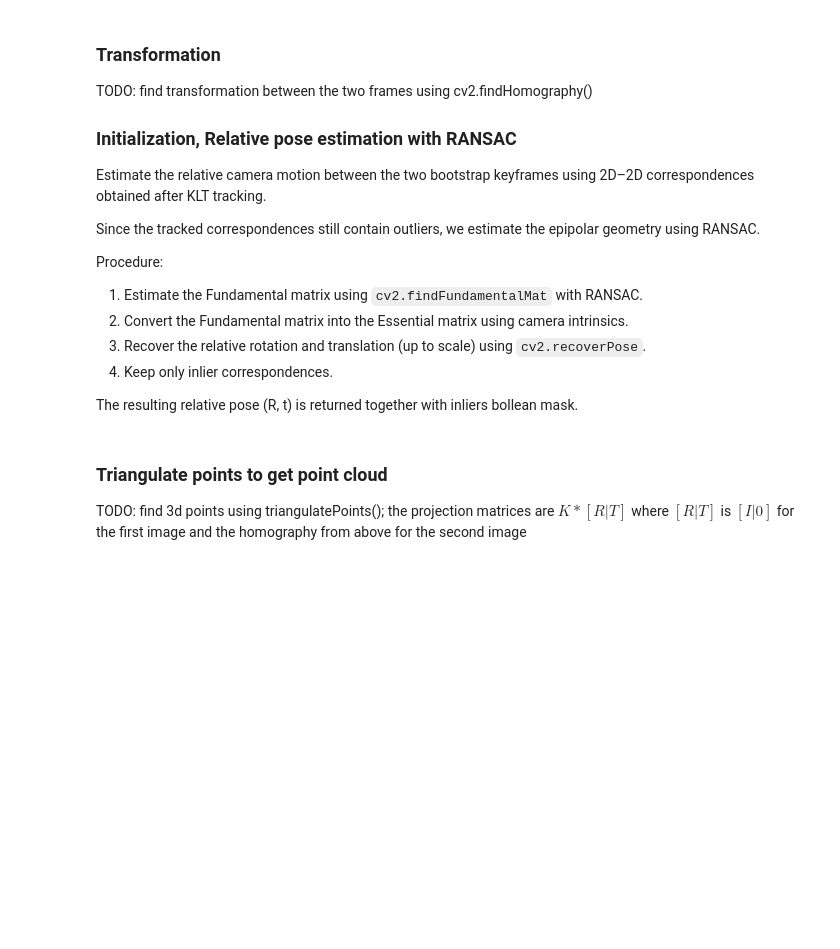
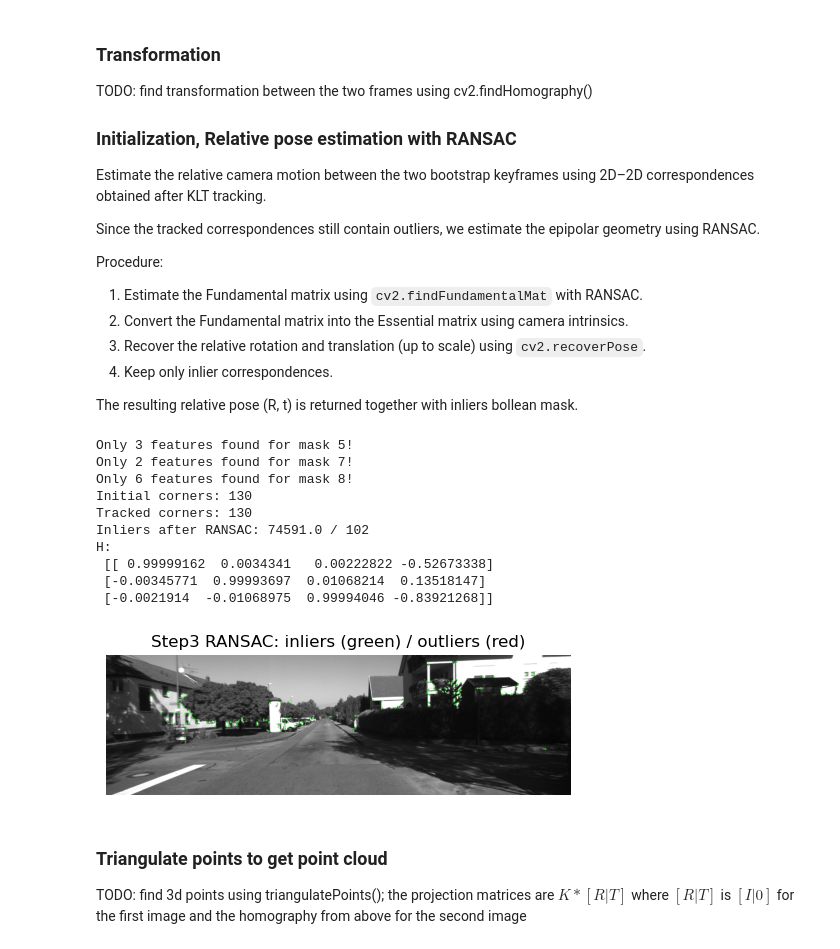
Before and after one commit to davidhjensen/vo-pipeline, a Jupyter notebook: main_debug.ipynb, the cells around one changed output. Cells and saved outputs as stored; diff of their text form; code cells hidden in the pictures; blank space fills up the shorter version.

```diff
--- a/main_debug.ipynb
+++ b/main_debug.ipynb
@@ -98,7 +81,7 @@ else:
 ### Parameters for all datasets
 # %%
 # Paramaters for Shi-Tomasi corners
-feature_params = dict( maxCorners = 10,
+feature_params = dict( maxCorners = 30,
                        qualityLevel = 0.3,
                        minDistance = 7,
                        blockSize = 7 )
@@ -273,19 +263,17 @@ Output:
 - `initial_points`: initial deteced keypoints in `bs_kf_1`
 - `still_detected`: boolean mask (relative to the original set) indicating which keypoints survived the entire bootstrap tracking.
 # %%
-def trackForwardBootstrap(images,params,st_corners_kf_1):
+def trackForwardBootstrap(params, st_corners_kf_1):
     """
     Module 2-Initialization: track keypoints from bs_kf_1 to bs_kf_2 with KLT across intermediate frames.
 
     Args:
-        images (list[str]): full dataset sequence (paths).
         params (VO_Params): contains bs_kf_1, bs_kf_2, klt_params.
         st_corners_kf_1 (np.ndarray): (N,1,2) keypoints in bs_kf_1.
 
     Returns:
+        initial_points[still_detected] (np.ndarray): (N,1,2) points in bs_kf_1 that were tracked to the next keyframe.
         points[still_detected] (np.ndarray): (M,1,2) tracked points in bs_kf_2.
-        initial_points (np.ndarray): (N,1,2) points in bs_kf_1.
-        still_detected (np.ndarray): (N,) boolean mask of points visible i all frames.
     """
     img_bs_kf_1_index=images.index(params.bs_kf_1)
     img_bs_kf_2_index=images.index(params.bs_kf_2)
@@ -302,7 +290,11 @@ def trackForwardBootstrap(images,params,st_corners_kf_1):
         still_detected=still_detected & (status==1)
 
     # Keep only points that were successfully tracked throughout
-    return points[still_detected], initial_points, still_detected
+    return initial_points[still_detected], points[still_detected]
+
+
+# track extracted features forward to the next keyframe in the dataset
+bootstrap_tracked_features_kf_1, bootstrap_tracked_features_kf_2 = trackForwardBootstrap(params, bootstrap_features_kf_1)
 # %% [markdown]
 ### Transformation
 TODO: find transformation between the two frames using cv2.findHomography()
@@ -322,17 +314,18 @@ Procedure:
 
 The resulting relative pose (R, t) is returned together with inliers bollean mask.
 # %%
-def ransacHomography(points1,points2):
+def ransacHomography(params, points1, points2):
     """
     Estimate relative pose between two keyframes using RANSAC.
 
     Args:
+        params (VO_Params): contains bs_kf_1, bs_kf_2, klt_params.
         points1, points2: corresponding 2D points (N,2) or (N,1,2)
 
     Returns:
-        R (3x3): relative rotation matrix
-        t (3x1): relative translation vector (up to scale)
-        inliers (N,): boolean mask of inlier correspondences
+        H (3x4): relative transformation matrix
+        points1[inliers] (N, 1, 2): inlier points from first keyframe
+        points2[inliers] (N, 1, 2): inlier points from second keyframe
     """
     #F mat using ransac
     fundamental_matrix, inliers =cv2.findFundamentalMat(points1,points2,cv2.FM_RANSAC,ransacReprojThreshold=1.0)
@@ -346,44 +339,59 @@ def ransacHomography(points1,points2):
     #recover the relative camera pose
     _,R,t,mask_pose=cv2.recoverPose(E,points1[inliers],points2[inliers],K)
 
-    return R, t, inliers
+    return np.hstack((R, t)), points1[inliers, :, :], points2[inliers, :, :]
+
+
+# calculate the homographic transformation between the first two keyframes
+homography, ransac_features_kf_1, ransac_features_kf_2 = ransacHomography(params, bootstrap_tracked_features_kf_1, bootstrap_tracked_features_kf_2)
 # %%
 #check point 1 and point 2 and point 3
 #read bootstrap keyframes
 img_bs_kf_1 = cv2.imread(params.bs_kf_1,cv2.IMREAD_GRAYSCALE)
 img_bs_kf_2 = cv2.imread(params.bs_kf_2,cv2.IMREAD_GRAYSCALE)
 
 #1)extract features
-st_corners_kf_1 = extract_features(img_bs_kf_1, params)
+st_corners_kf_1 = extractFeatures(params)
 
 #2)KLT interframe tracking
-st_corners_kf_2, st_corners_kf_1,still_detected =feature_tracking_klt(images, params, st_corners_kf_1)
+st_corners_kf_1, st_corners_kf_2 = trackForwardBootstrap(params, st_corners_kf_1)
 
 print("Initial corners:",st_corners_kf_1.shape[0])
 print("Tracked corners:",st_corners_kf_2.shape[0])
 
 
 # 3)estimate relative pose with RANSAC
-R, t, inliers = estimate_relative_pose(st_corners_kf_1[still_detected], st_corners_kf_2)
+H, kf_1_inliers, kf_2_inliers = ransacHomography(params, st_corners_kf_1, st_corners_kf_2)
 
-print("Inliers after RANSAC:", inliers.sum(), "/", len(inliers))
-print("R:\n", R)
-print("t (up to scale):\n", t.T)
+print("Inliers after RANSAC:", kf_1_inliers.sum(), "/", len(kf_1_inliers))
+print("H:\n", H)
 
 # Visual test: inliers (green) vs outliers (red) on keyframe 1
 vis = cv2.cvtColor(img_bs_kf_1, cv2.COLOR_GRAY2BGR)
-pts1 = st_corners_kf_1[still_detected].reshape(-1, 2)
+pts1 = st_corners_kf_1.reshape(-1, 2)
 
 for i, (x, y) in enumerate(pts1):
-    color = (0, 255, 0) if inliers[i] else (0, 0, 255)
+    color = (0, 255, 0) # if inliers[i] else (0, 0, 255)
     cv2.circle(vis, (int(x), int(y)), 2, color, -1)
 
 
 import matplotlib.pyplot as plt
 
 plt.figure(figsize=(6,4))
 plt.imshow(vis[..., ::-1])  # BGR -> RGB
 plt.title("Step3 RANSAC: inliers (green) / outliers (red)")
 plt.axis("off")
 plt.show()
+# %% [output]
+Only 3 features found for mask 5!
+Only 2 features found for mask 7!
+Only 6 features found for mask 8!
+Initial corners: 130
+Tracked corners: 130
+Inliers after RANSAC: 74591.0 / 102
+H:
+ [[ 0.99999162  0.0034341   0.00222822 -0.52673338]
+ [-0.00345771  0.99993697  0.01068214  0.13518147]
+ [-0.0021914  -0.01068975  0.99994046 -0.83921268]]
+[figure, added]
 # %%
```
Also changed, not shown: parts of 17 cells of this notebook.
